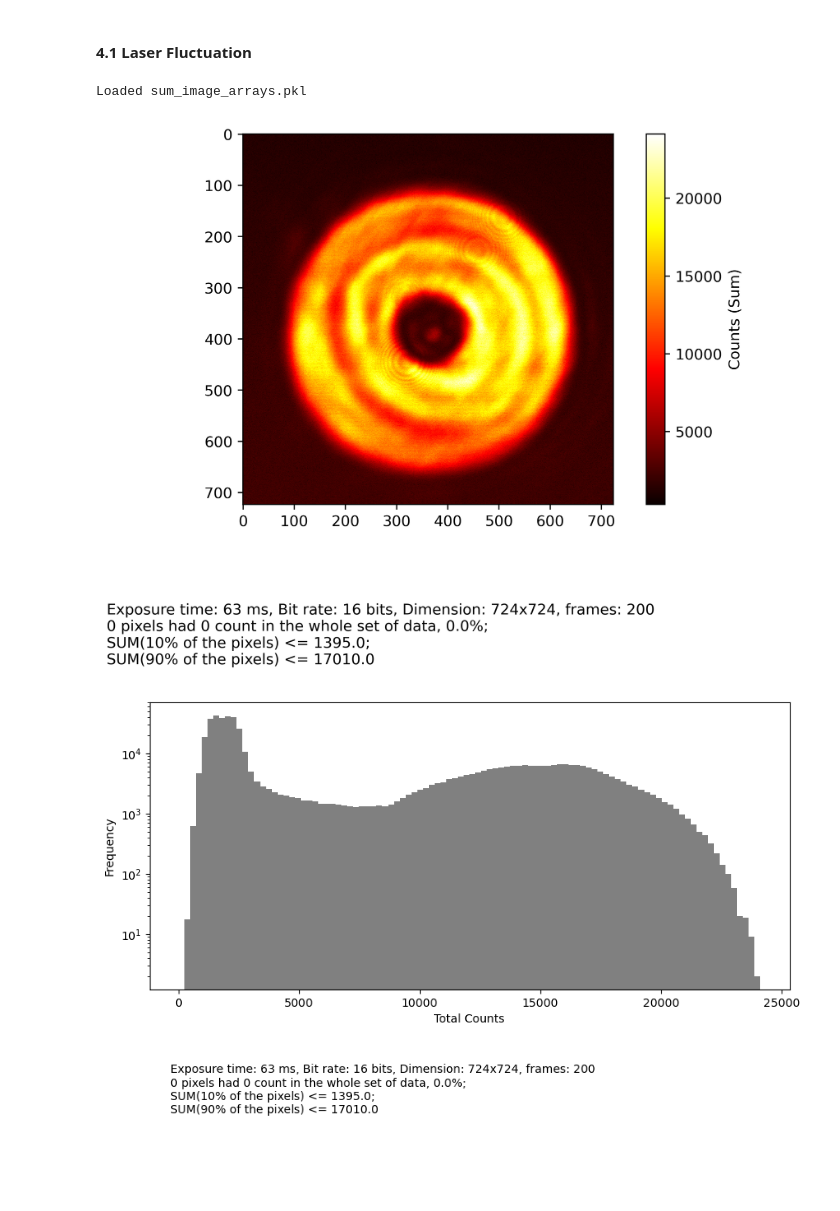
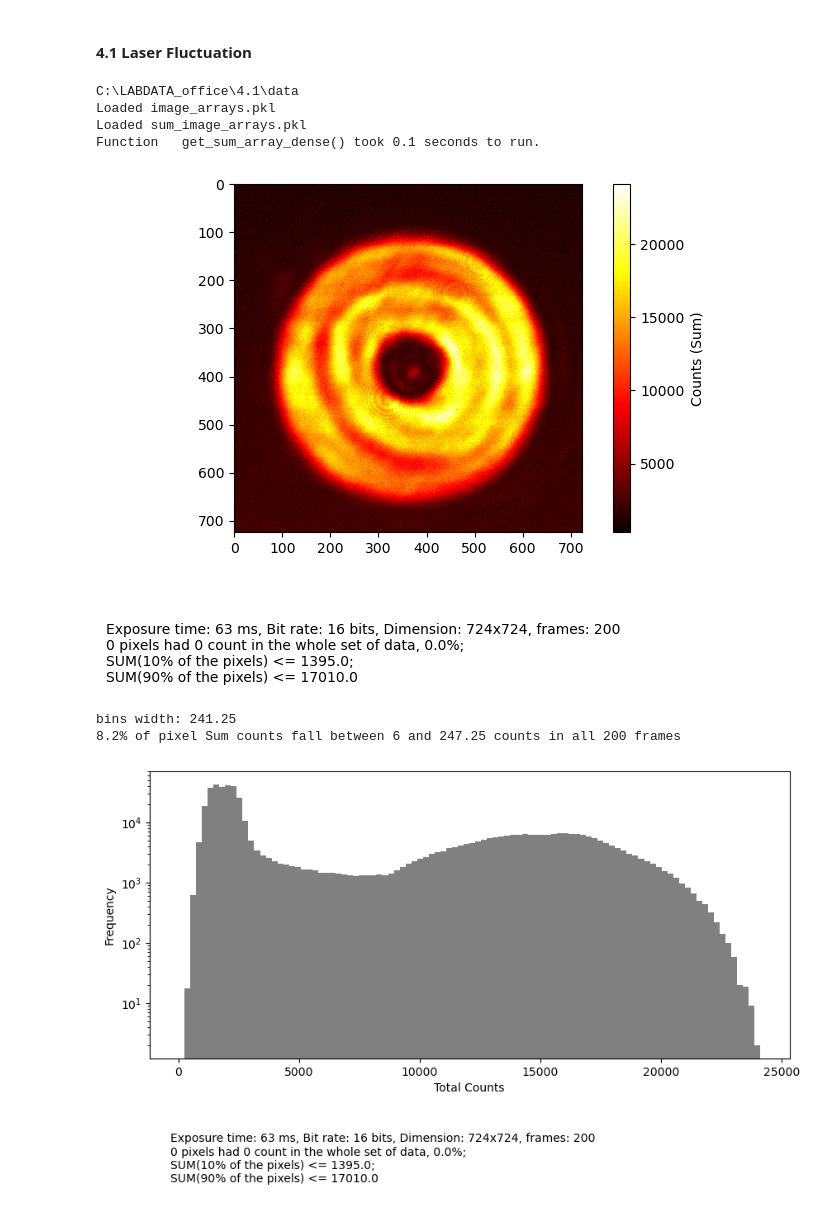
Before and after one commit to Siin42/qCMOS, a Jupyter notebook: sum_all_images.ipynb, the cells around one changed output. Saved outputs shown, nothing was run; the diff lists cells and outputs as text; code cells hidden in the pictures; blank space fills up the shorter version.

```diff
--- a/sum_all_images.ipynb
+++ b/sum_all_images.ipynb
@@ -8,8 +7,3 @@ from plotting import plot_SUM_or_RMS
-# %%
-array_configs:configDict = dict(debugging=False,
-                        pickle_usage=True,
-                        tiff_amount_cutoff=None
-                        )
 # %% [markdown]
 ##### Keep going
 # %%
@@ -63,21 +65,26 @@ def get_sum_array_dense(tiff_path:str, array_configs:configDict) -> np.ndarray:
 # %%
 tiff_main_folder = 'C:\\LABDATA_office\\4.1'
 tiff_path = tiff_main_folder + '\\data'
 
-SUM_array = get_sum_array_dense(tiff_path, array_configs)
+SUM_array = get_sum_array_dense(tiff_path, configs)
 
 plot_configs:plotDict = dict(
                             array_type = 'SUM',
                             bin_amount = 100,
                             heatmap_max = None,
-                            dpi = 400,
+                            dpi = 100,
                             save = True
                             )
 
 
-plot_SUM_or_RMS(SUM_array, tiff_path, array_configs, plot_configs, 'heat')
-plot_SUM_or_RMS(SUM_array, tiff_path, array_configs, plot_configs, 'bar')
+plot_SUM_or_RMS(SUM_array, tiff_path, configs, plot_configs, 'heat')
+plot_SUM_or_RMS(SUM_array, tiff_path, configs, plot_configs, 'bar')
 # %% [output]
+C:\LABDATA_office\4.1\data
+Loaded image_arrays.pkl
 Loaded sum_image_arrays.pkl
+Function   get_sum_array_dense() took 0.1 seconds to run.
-[figure, old version]
+[figure, new version]
+bins width: 241.25
+8.2% of pixel Sum counts fall between 6 and 247.25 counts in all 200 frames
 [figure]
```
Also changed, not shown: parts of 3 cells of this notebook, 7 other files.
